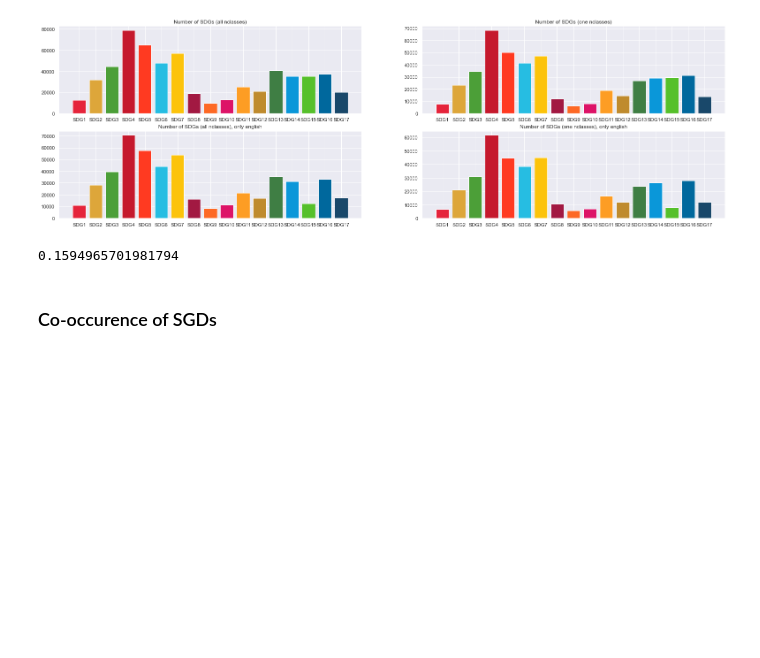
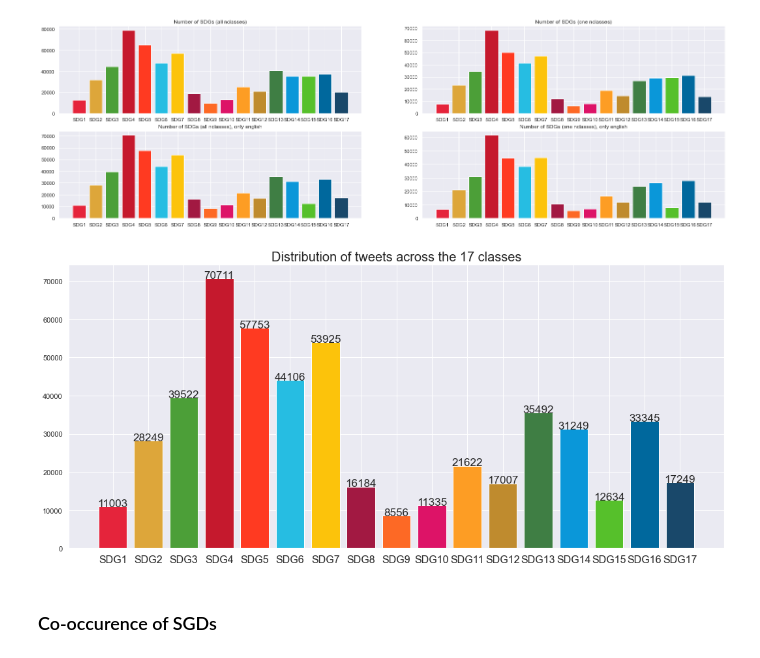
Before and after one commit to Tolsager/SDG_CLF, a Jupyter notebook: EDA/EDA.ipynb, the cells around one changed output. Drawn from its saved outputs; the diff is of its cells as text; code cells hidden in the pictures; blank space fills up the shorter version.

```diff
--- a/EDA/EDA.ipynb
+++ b/EDA/EDA.ipynb
@@ -151,7 +151,15 @@ x = np.array([np.sum(en_df[f'#sdg{i}']) for i in range(1,18)])
-# %%
-x[[0, 7,8,9,10,14]].sum()/x.sum()
-# %% [output]
-0.1594965701981794
+# %%
+fig = plt.figure(figsize=(18,8))
+x = range(1, 18)
+y = [np.sum(en_df[f'#sdg{i}']) for i in range(1,18)]
+plt.bar(x, y, color=sdg_colors)
+for xi, yi in zip(x, y):
+    plt.text(xi,yi,yi,ha='center', fontsize=17)
+plt.title("Distribution of tweets across the 17 classes", fontsize=20)
+plt.xticks(x, [f"SDG{i}" for i in x], fontsize=16)
+plt.show()
+# %% [output]
+[figure, added]
 # %% [markdown]
 ### Co-occurence of SGDs
 # %%
```
Also changed, not shown: parts of 52 cells of this notebook.
